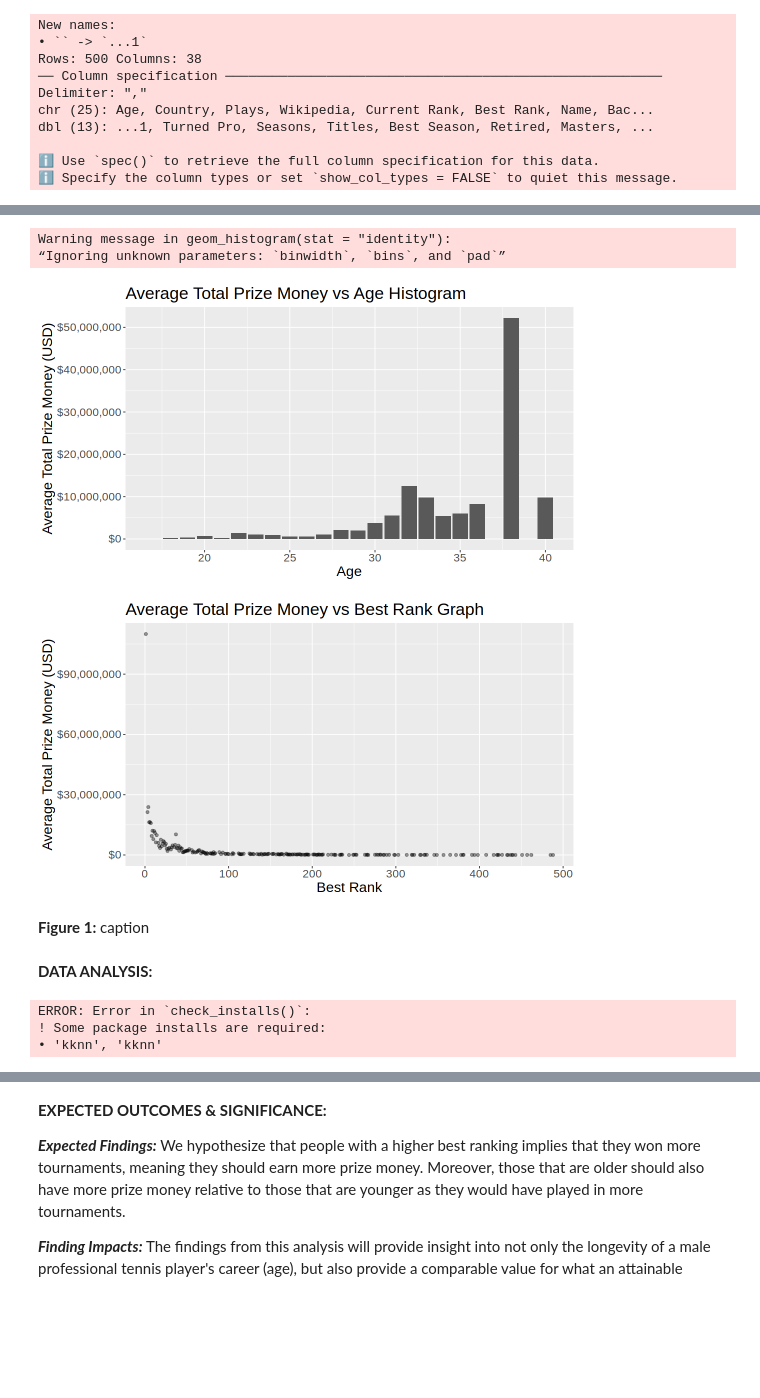
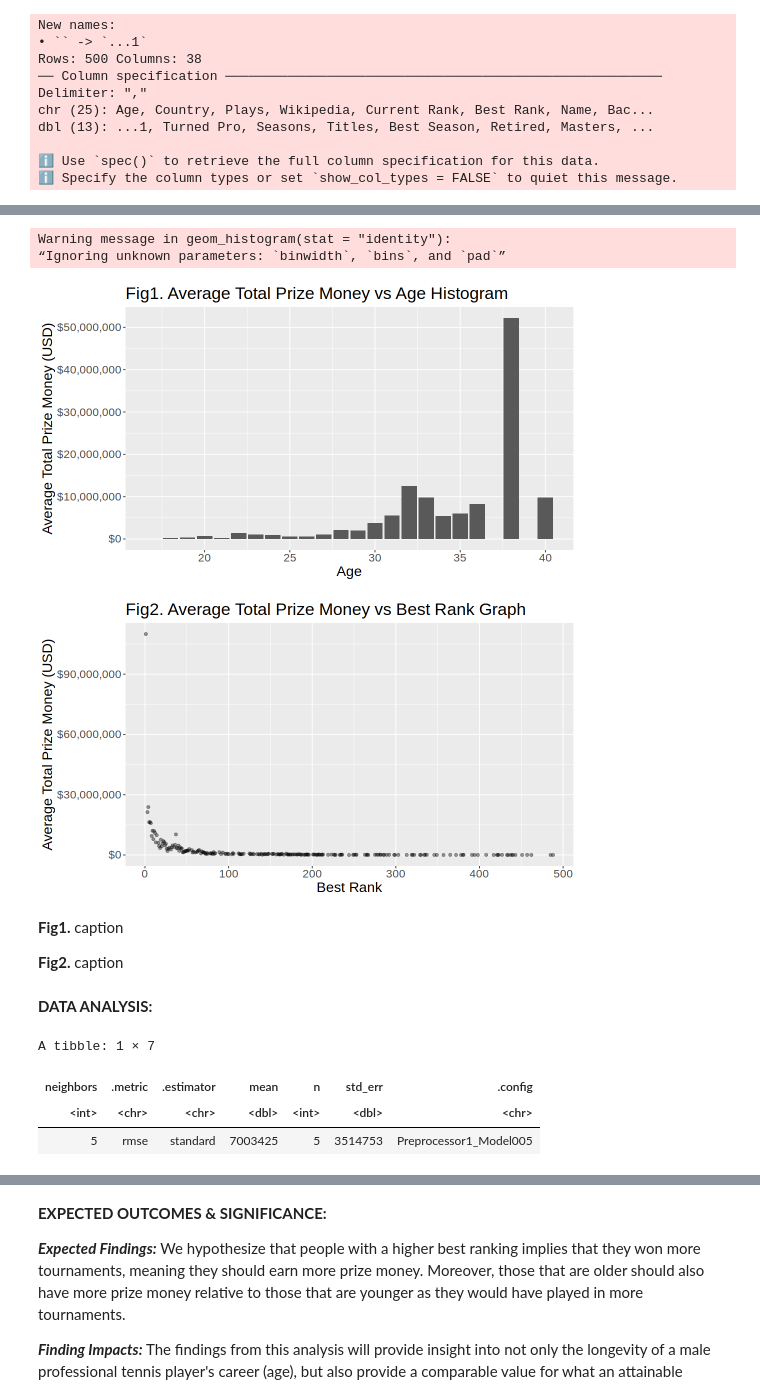
Before and after one commit to Myralalala/group15, a Jupyter notebook: report_group15.ipynb, the cells around one changed output, grey strips where cells are left out. Saved outputs shown, nothing was run; the diff lists cells and outputs as text; code cells hidden in the pictures; blank space fills up the shorter version.

Commit message:
added regression model - outlier still present

```diff
--- a/report_group15.ipynb
+++ b/report_group15.ipynb
@@ -168,41 +154,45 @@ A tibble: 216 × 2
 # %%
 #Initial graphs of the predictor variables and the response variable we are predicting (Prize money)
 options(repr.plot.width = 9, repr.plot.height = 5)
 
 age_graph <- average_age |>
   ggplot(aes(x = age, y = average_prize_money)) +
     geom_histogram(stat = "identity") +
     labs(x = "Age", y = "Average Total Prize Money (USD)") +
     scale_y_continuous(labels = dollar_format()) +
     theme(text = element_text(size = 17)) +
-    ggtitle("Average Total Prize Money vs Age Histogram")
+    ggtitle("Fig1. Average Total Prize Money vs Age Histogram")
 
 best_rank_graph <- average_best_rank |>
   ggplot(aes(x = best_rank, y = average_prize_money)) +
     geom_point(alpha = 0.4) +
     labs(x = "Best Rank", y = "Average Total Prize Money (USD)") +
     scale_y_continuous(labels = dollar_format()) +
     theme(text = element_text(size = 17)) +
-    ggtitle("Average Total Prize Money vs Best Rank Graph")
+    ggtitle("Fig2. Average Total Prize Money vs Best Rank Graph")
 
 age_graph
 best_rank_graph
 # %% [output]
 Warning message in geom_histogram(stat = "identity"):
 “Ignoring unknown parameters: `binwidth`, `bins`, and `pad`”
-[figure, old version]
+[figure, new version]
-[figure, old version]
+[figure, new version]
 # %% [markdown]
-**Figure 1:** caption
+**Fig1.** caption
+
+**Fig2.** caption
 # %% [markdown]
 **DATA ANALYSIS:**
 # %%
 # Finding best K for the KNN regression
+set.seed(2023)
+
 tennis_recipe <- recipe(prize_money ~ age + best_rank, data = tennis_data_train) |>
   step_scale(age, best_rank) |>
   step_center(age, best_rank)
 
-tennis_spec <- nearest_neighbor(weight_func = "rectangular", neighbors = tune()) |>
+tennis_specTune <- nearest_neighbor(weight_func = "rectangular", neighbors = tune()) |>
   set_engine("kknn") |>
   set_mode("regression")
 
@@ -212,16 +202,17 @@ tennis_vfold <- vfold_cv(tennis_data_train, v = 5, strata = prize_money)
 
 tennis_multi <- workflow() |>
   add_recipe(tennis_recipe) |>
-  add_model(tennis_spec) |>
+  add_model(tennis_specTune) |>
   tune_grid(tennis_vfold, grid = gridvals) |>
   collect_metrics() |>
   filter(.metric == "rmse") |>
   filter(mean == min(mean))
+tennis_multi
 
 tennis_k <- tennis_multi |>
               pull(neighbors)
-tennis_multi
 # %% [output]
-ERROR: Error in `check_installs()`:
-! Some package installs are required:
-• 'kknn', 'kknn'
+A tibble: 1 × 7
+| neighbors | .metric | .estimator | mean | n | std_err | .config |
+| <int> | <chr> | <chr> | <dbl> | <int> | <dbl> | <chr> |
+| 5 | rmse | standard | 7003425 | 5 | 3514753 | Preprocessor1_Model005 |
```
Also changed, not shown: parts of 8 cells of this notebook.
